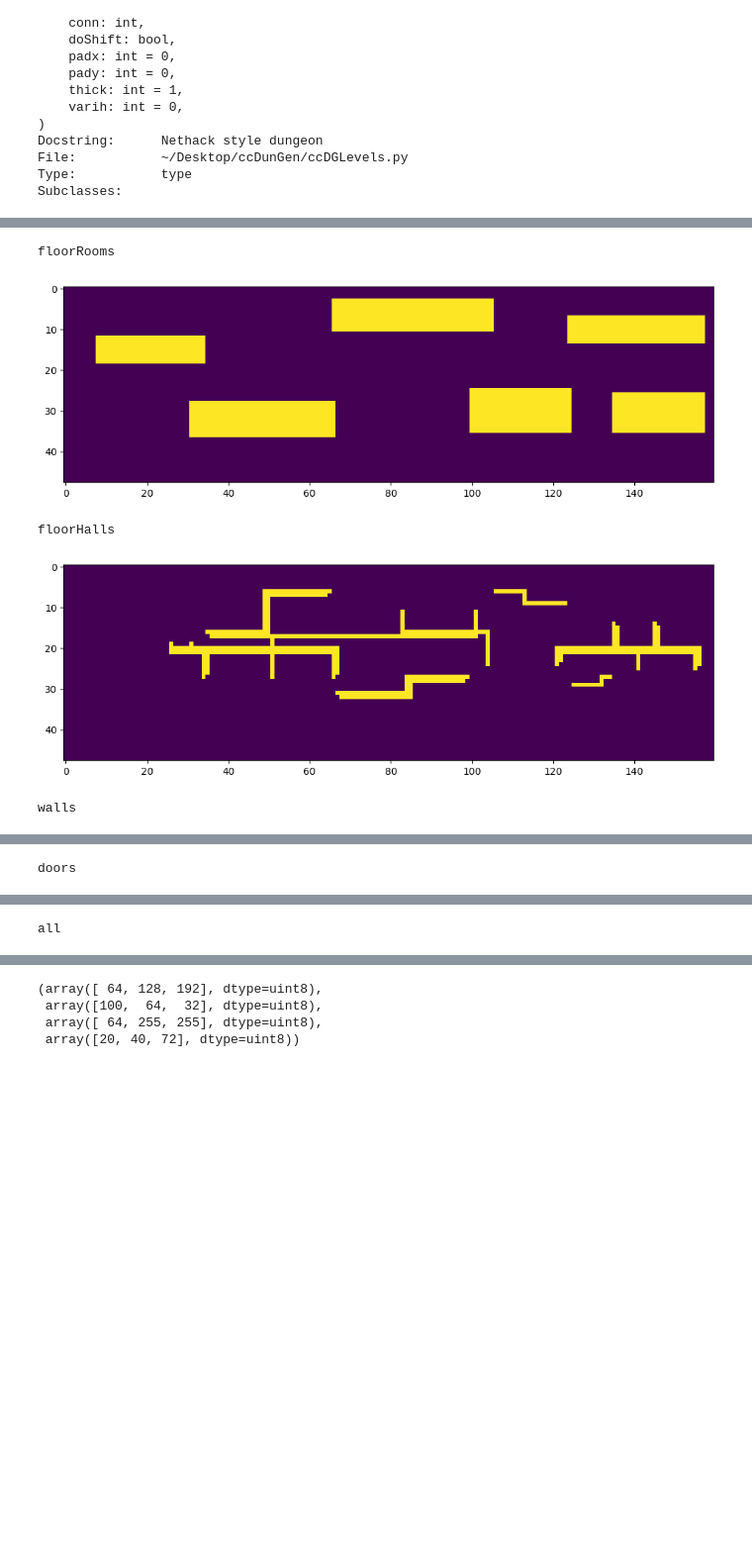
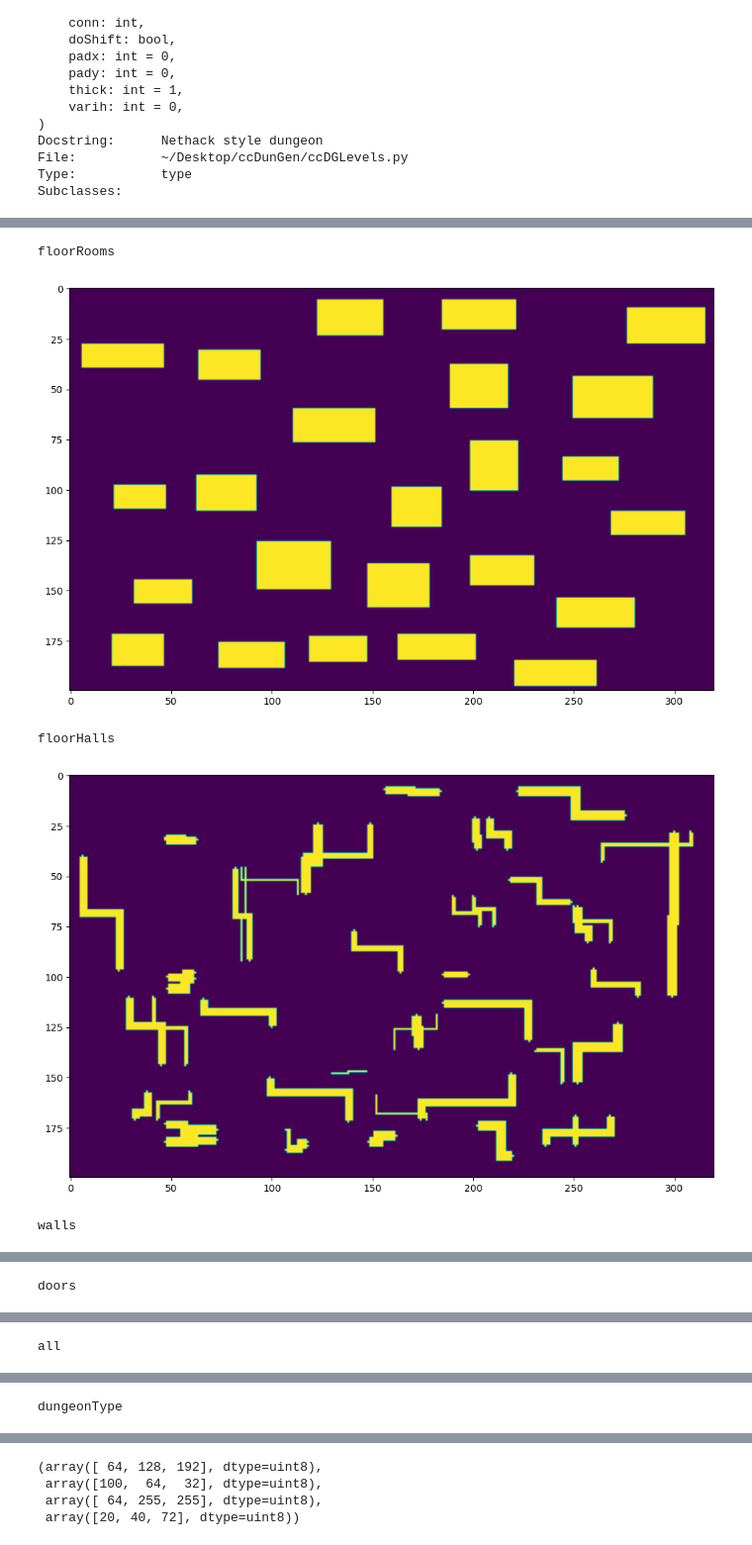
Before and after one commit to cSquaerd/ccDunGen, a Jupyter notebook: oldNotebooks/ImagingTests.ipynb, the cells around one changed output, grey strips where cells are left out. Shown at 99% size. Saved outputs shown, nothing was run; the diff lists cells and outputs as text; code cells hidden in the pictures; blank space fills up the shorter version.

```diff
--- a/oldNotebooks/ImagingTests.ipynb
+++ b/oldNotebooks/ImagingTests.ipynb
@@ -27,6 +27,6 @@ File:           ~/Desktop/ccDunGen/ccDGLevels.py
 Type:           type
 Subclasses:
 # %%
-myCatacombs = Catacombs(160, 48, 7, 0.06, 16, 2, 3, True, 7, 7, 2, 1)
+myCatacombs = Catacombs(320, 200, 24, 0.012, 10, 7, 3, True, 9, 9, 3, 2)
 myCatacombs
 # %% [output]
@@ -91,12 +91,14 @@ myCatacombs.getImageData()
 # %%
 layers = myCatacombs.getImageData()
 for k in layers.keys():
     print(k)
+    if type(layers[k]) is str:
+        continue
     plot.imshow(layers[k])
     plot.show()
 # %% [output]
 floorRooms
-[figure, old version]
+[figure, new version]
 floorHalls
-[figure, old version]
+[figure, new version]
 walls
@@ -108 +110,2 @@ all
+dungeonType
 # %%
```
Also changed, not shown: parts of 50 cells of this notebook.
